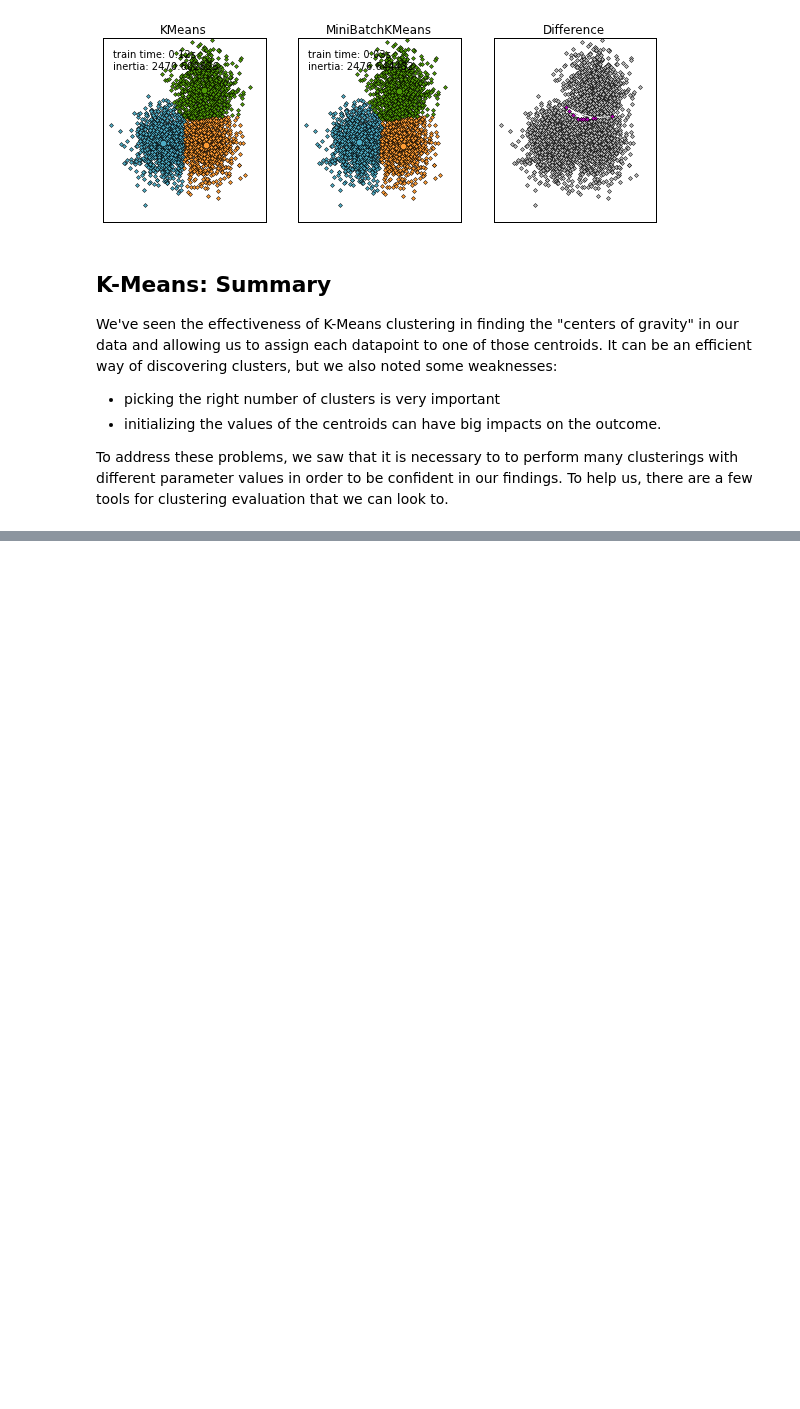
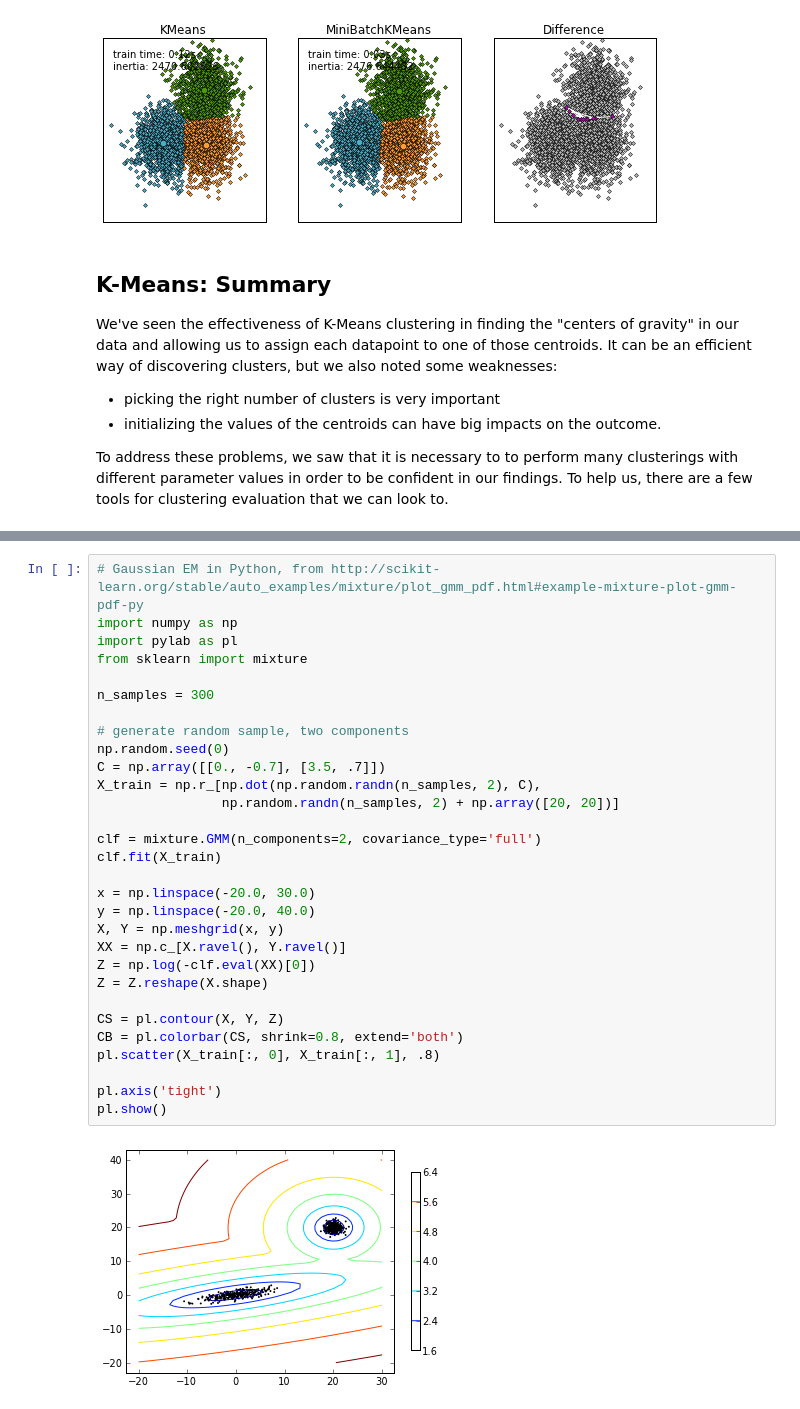
Before and after one commit to boblannon/notebooks, a Jupyter notebook: clustering.ipynb, the cells around one changed output, grey strips where cells are left out. Cells and saved outputs as stored; diff of their text form; blank space fills up the shorter version.

```diff
--- a/clustering.ipynb
+++ b/clustering.ipynb
@@ -618,0 +723,32 @@ Expectation-Maximization (EM) Algorithm
+# %%
+# Gaussian EM in Python, from http://scikit-learn.org/stable/auto_examples/mixture/plot_gmm_pdf.html#example-mixture-plot-gmm-pdf-py
+import numpy as np
+import pylab as pl
+from sklearn import mixture
+
+n_samples = 300
+
+# generate random sample, two components
+np.random.seed(0)
+C = np.array([[0., -0.7], [3.5, .7]])
+X_train = np.r_[np.dot(np.random.randn(n_samples, 2), C),
+                np.random.randn(n_samples, 2) + np.array([20, 20])]
+
+clf = mixture.GMM(n_components=2, covariance_type='full')
+clf.fit(X_train)
+
+x = np.linspace(-20.0, 30.0)
+y = np.linspace(-20.0, 40.0)
+X, Y = np.meshgrid(x, y)
+XX = np.c_[X.ravel(), Y.ravel()]
+Z = np.log(-clf.eval(XX)[0])
+Z = Z.reshape(X.shape)
+
+CS = pl.contour(X, Y, Z)
+CB = pl.colorbar(CS, shrink=0.8, extend='both')
+pl.scatter(X_train[:, 0], X_train[:, 1], .8)
+
+pl.axis('tight')
+pl.show()
+# %% [output]
+[figure, added]
```
Also changed, not shown: parts of 20 cells of this notebook.
